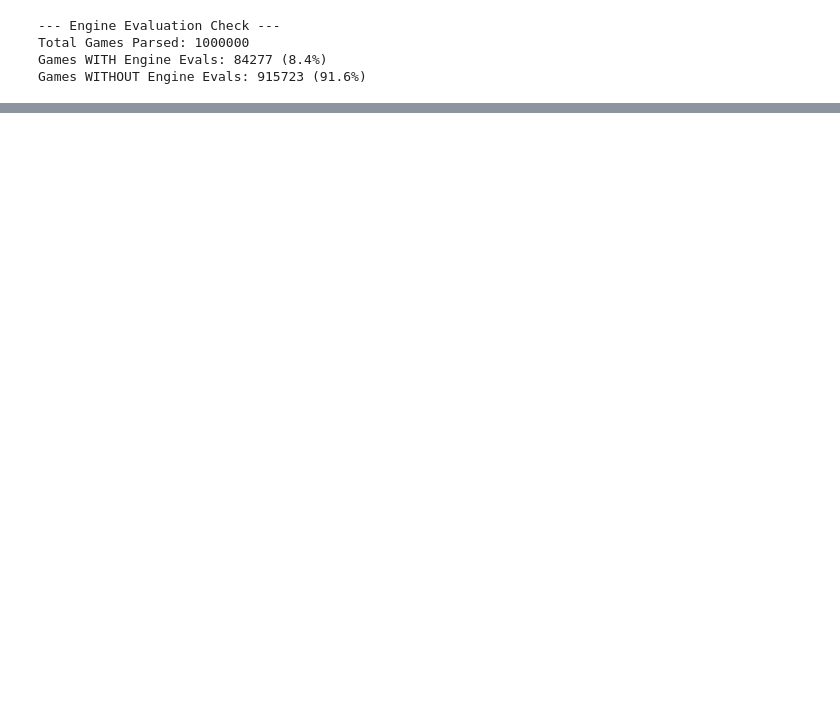
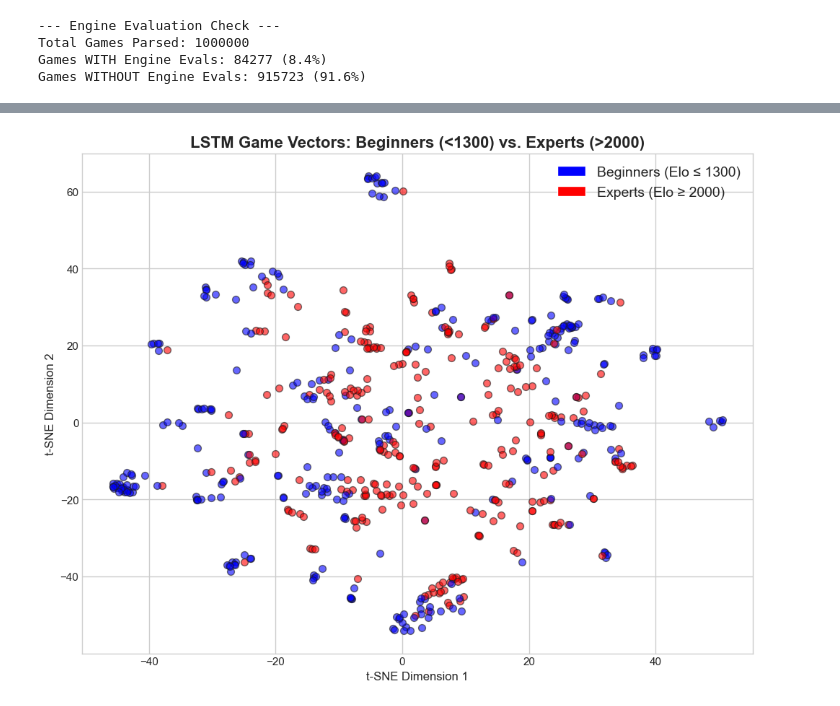
Before and after one commit to Defogh/AppML_FinalProject, a Jupyter notebook: root/workspace/elias_sandbox/Testing2.ipynb, the cells around one changed output, grey strips where cells are left out. Cells and saved outputs as stored; diff of their text form; code cells hidden in the pictures; blank space fills up the shorter version.

```diff
--- a/root/workspace/elias_sandbox/Testing2.ipynb
+++ b/root/workspace/elias_sandbox/Testing2.ipynb
@@ -660,0 +805,36 @@ plt.show()
+# %%
+import matplotlib.pyplot as plt
+import numpy as np
+
+# 1. Create a mask to ONLY keep Beginners (<1300) and Experts (>2000)
+# We are stripping out the "Messy Middle" (1300 - 2000) to see if the network separates the extremes!
+extremes_mask = (game_elos <= 1300) | (game_elos >= 2000)
+
+filtered_games_2d = games_2d[extremes_mask]
+filtered_elos = game_elos[extremes_mask]
+
+# 2. Prepare the plot
+plt.figure(figsize=(12, 9))
+plt.style.use('seaborn-v0_8-whitegrid')
+
+# 3. Plot Beginners in Blue, and Masters in Red
+# We loop through to give them explicit labels for the legend
+for i in range(len(filtered_elos)):
+    if filtered_elos[i] <= 1300:
+        plt.scatter(filtered_games_2d[i, 0], filtered_games_2d[i, 1], color='blue', alpha=0.6, s=50, edgecolors='k')
+    else:
+        plt.scatter(filtered_games_2d[i, 0], filtered_games_2d[i, 1], color='red', alpha=0.6, s=50, edgecolors='k')
+
+plt.title('LSTM Game Vectors: Beginners (<1300) vs. Experts (>2000)', fontsize=16, weight='bold')
+plt.xlabel('t-SNE Dimension 1')
+plt.ylabel('t-SNE Dimension 2')
+
+# Create a custom legend
+from matplotlib.patches import Patch
+legend_elements = [Patch(facecolor='blue', label='Beginners (Elo ≤ 1300)'),
+                   Patch(facecolor='red', label='Experts (Elo ≥ 2000)')]
+plt.legend(handles=legend_elements, loc='best', fontsize=14)
+
+plt.show()
+# %% [output]
+[figure, added]
```
Also changed, not shown: parts of 9 cells of this notebook, 4 other files.
